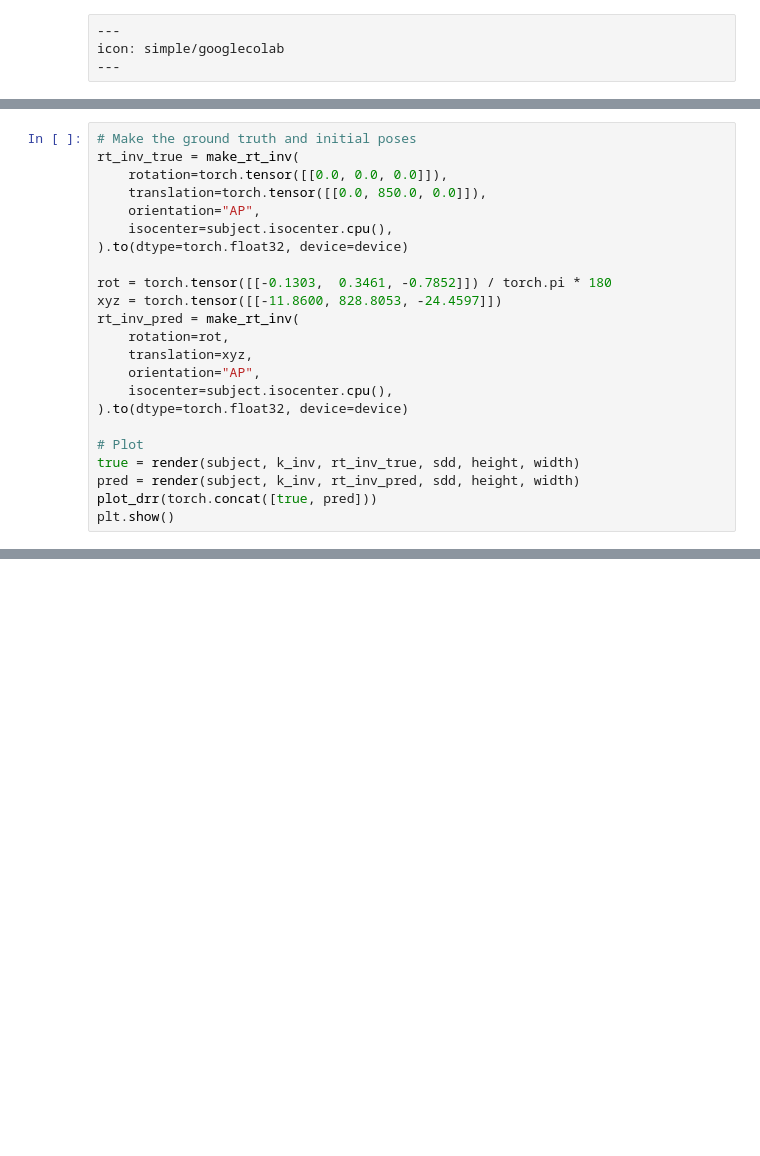
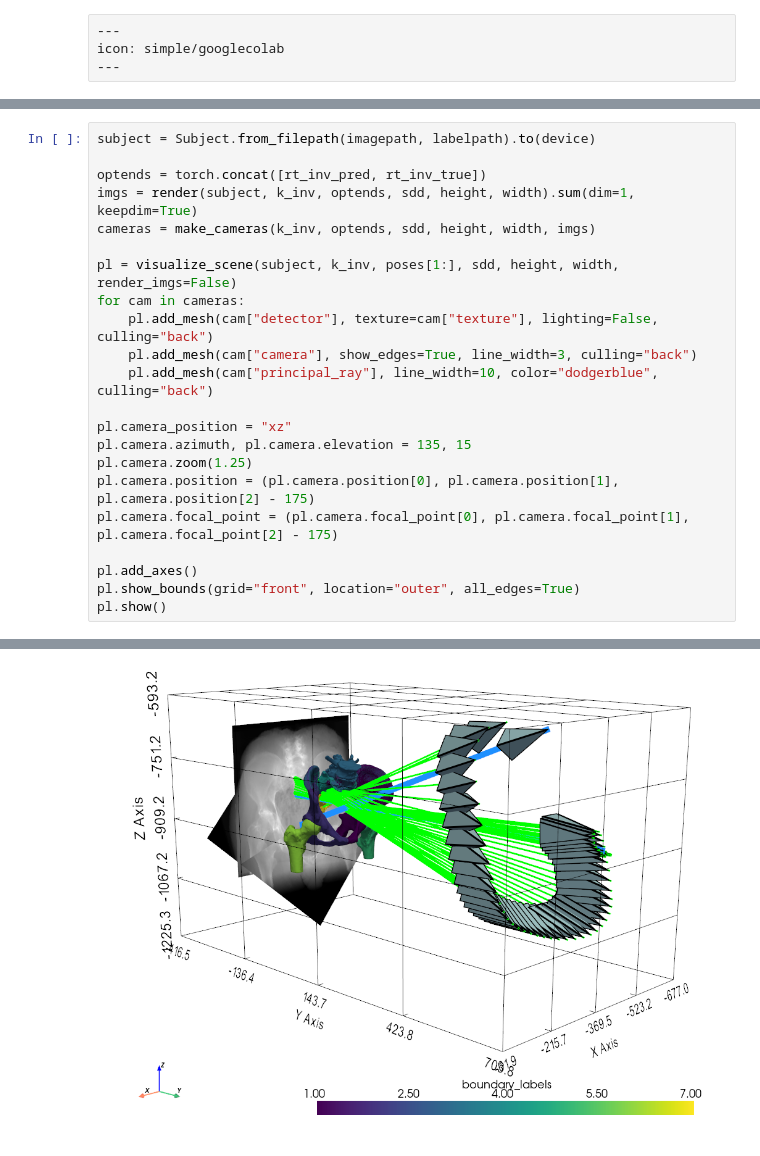
Before and after one commit to eigenvivek/nanodrr, a Jupyter notebook: tutorials/optim.ipynb, the cells around one changed output, grey strips where cells are left out. Saved outputs shown, nothing was run; the diff lists cells and outputs as text; blank space fills up the shorter version.

```diff
--- a/tutorials/optim.ipynb
+++ b/tutorials/optim.ipynb
@@ -37,23 +71,0 @@ sdd = torch.tensor([sdd], device=device)
-# %%
-# Make the ground truth and initial poses
-rt_inv_true = make_rt_inv(
-    rotation=torch.tensor([[0.0, 0.0, 0.0]]),
-    translation=torch.tensor([[0.0, 850.0, 0.0]]),
-    orientation="AP",
-    isocenter=subject.isocenter.cpu(),
-).to(dtype=torch.float32, device=device)
-
-rot = torch.tensor([[-0.1303,  0.3461, -0.7852]]) / torch.pi * 180
-xyz = torch.tensor([[-11.8600, 828.8053, -24.4597]])
-rt_inv_pred = make_rt_inv(
-    rotation=rot,
-    translation=xyz,
-    orientation="AP",
-    isocenter=subject.isocenter.cpu(),
-).to(dtype=torch.float32, device=device)
-
-# Plot
-true = render(subject, k_inv, rt_inv_true, sdd, height, width)
-pred = render(subject, k_inv, rt_inv_pred, sdd, height, width)
-plot_drr(torch.concat([true, pred]))
-plt.show()
@@ -92,0 +144,23 @@ plt.show()
+# %%
+subject = Subject.from_filepath(imagepath, labelpath).to(device)
+
+optends = torch.concat([rt_inv_pred, rt_inv_true])
+imgs = render(subject, k_inv, optends, sdd, height, width).sum(dim=1, keepdim=True)
+cameras = make_cameras(k_inv, optends, sdd, height, width, imgs)
+
+pl = visualize_scene(subject, k_inv, poses[1:], sdd, height, width, render_imgs=False)
+for cam in cameras:
+    pl.add_mesh(cam["detector"], texture=cam["texture"], lighting=False, culling="back")
+    pl.add_mesh(cam["camera"], show_edges=True, line_width=3, culling="back")
+    pl.add_mesh(cam["principal_ray"], line_width=10, color="dodgerblue", culling="back")
+
+pl.camera_position = "xz"
+pl.camera.azimuth, pl.camera.elevation = 135, 15
+pl.camera.zoom(1.25)
+pl.camera.position = (pl.camera.position[0], pl.camera.position[1], pl.camera.position[2] - 175)
+pl.camera.focal_point = (pl.camera.focal_point[0], pl.camera.focal_point[1], pl.camera.focal_point[2] - 175)
+
+pl.add_axes()
+pl.show_bounds(grid="front", location="outer", all_edges=True)
+pl.show()
+# %% [output]
@@ -92,0 +168 @@ plt.show()
+[figure, added]
```
Also changed, not shown: parts of 13 cells of this notebook.
